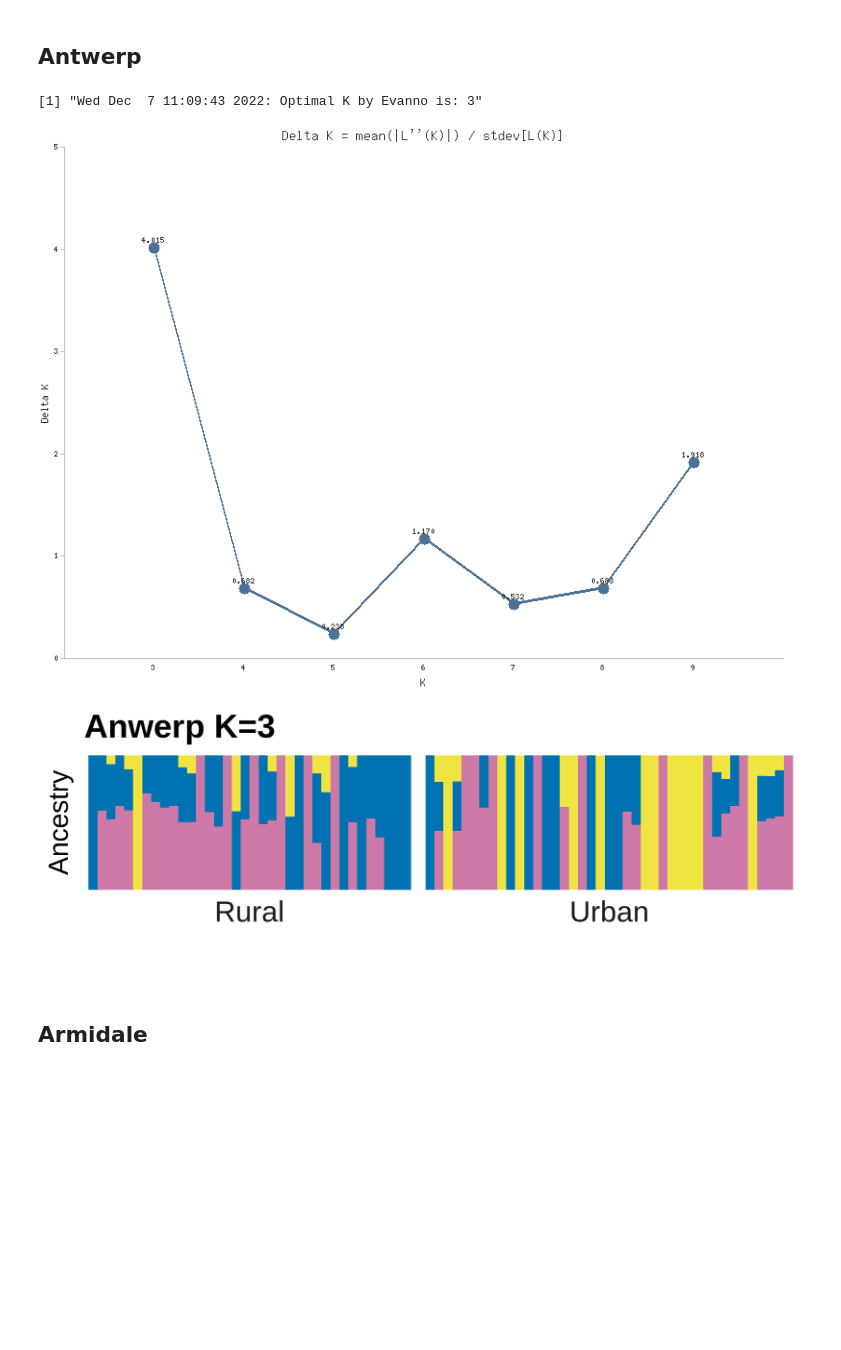
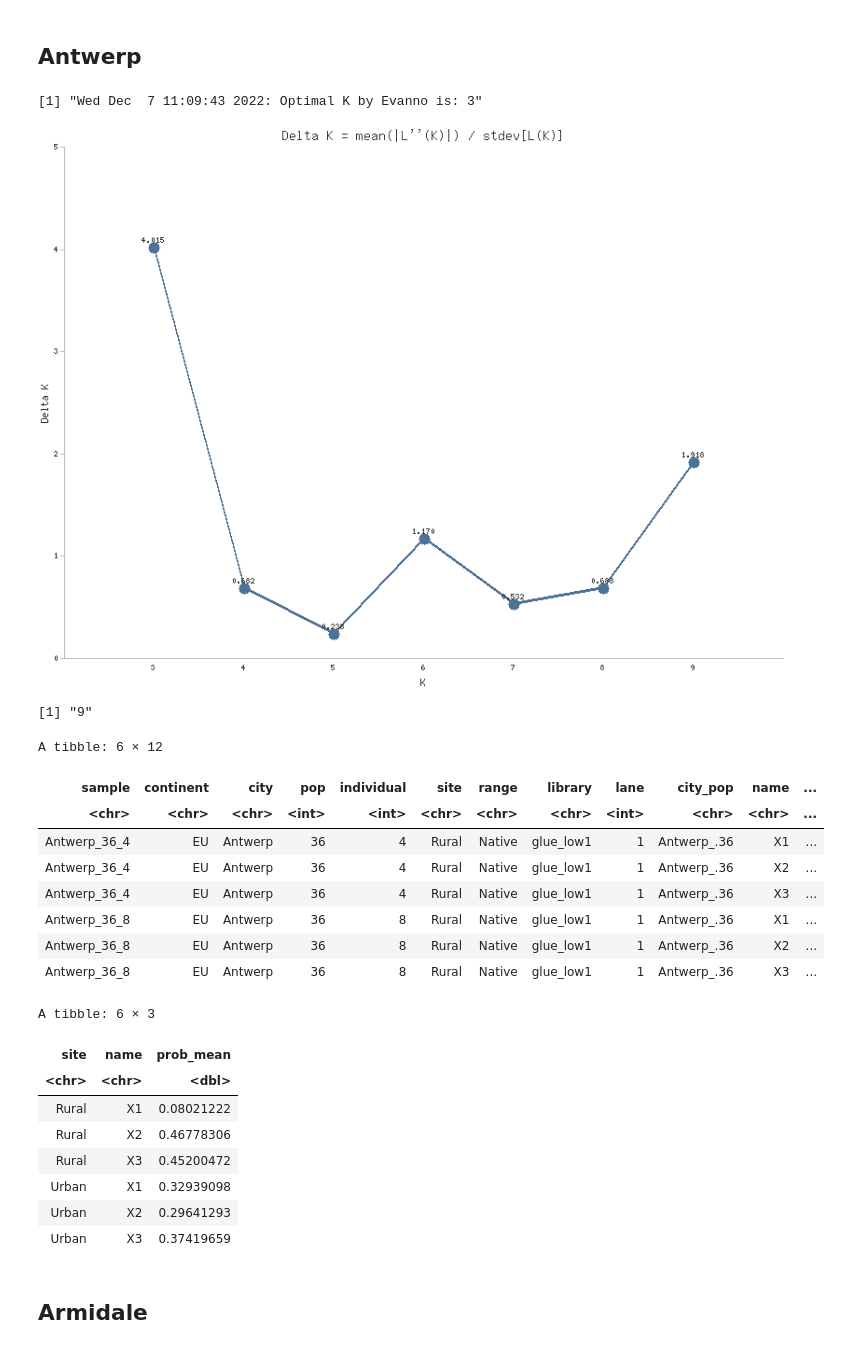
Before and after one commit to AudeCaizergues/glue_demography, a Jupyter notebook: genomic-analyses/notebooks/Admixture_plots.r.ipynb, the cells around one changed output. Cells and saved outputs as stored; diff of their text form; code cells hidden in the pictures; blank space fills up the shorter version.

```diff
--- a/genomic-analyses/notebooks/Admixture_plots.r.ipynb
+++ b/genomic-analyses/notebooks/Admixture_plots.r.ipynb
@@ -161,9 +185,11 @@ like_df <- list.files(ngsadmix_inpath, pattern = '*.log', full.names = TRUE) %>%
 min<-like_df %>%
     filter(like == min(like))
 bestSeed<-as.character(min[1,1])
+bestSeed
 # %% [output]
 [1] "Wed Dec  7 11:09:43 2022: Optimal K by Evanno is: 3"
 [figure]
+[1] "9"
 # %%
 # Load admixture results for seed with lowest log likelihood
 admix_results <- paste0(results_prefix, 'population_structure/ngsadmix/',city,'/K',bestK,'/ngsadmix_',city,'_4fold_maf0.05_K',bestK,'_seed',bestSeed,'.qopt')
@@ -175,46 +201,70 @@ admix <- suppressMessages(read_delim(admix_results, col_names = FALSE, delim = "
     bind_cols(., Antwerp_order_detail) %>%
     pivot_longer(X1:X3, values_to = 'Probs') %>%
     mutate(Probs = round(Probs, 5))
 
 #cols_admix <- wes_palette("Darjeeling1", n=6, type = 'continuous')
 
 kplot_Antwerp <-
   ggplot(admix, aes(factor(sample), Probs, fill = factor(name))) +
   geom_col(width=1) +
   facet_grid(~fct_inorder(site), scales = "free", switch = "x", space = "free") +
   theme_minimal() + labs(x="",title = "Anwerp K=3", y = "Ancestry") +
   scale_y_continuous(expand = c(0, 0)) +
   scale_x_discrete(expand = expansion(add = 1)) +
  #scale_fill_manual(values = cols_admix) +
  #scale_color_manual(values = cols_admix) +
   scale_fill_manual(values=c("#F0E442", "#0072B2","#CC79A7","#E69F00", "#56B4E9", "#009E73", "#D55E00" ))+
   theme(
     legend.position = 'none',
     panel.spacing.x = unit(0.2, "lines"),
     axis.text.x = element_blank(),
     panel.grid = element_blank(),
     axis.text = element_text(size=10),
     axis.title = element_text(size=14),
     strip.text.x = element_text(size = 15),
     plot.title = element_text(size = 17, face = 'bold'),
     axis.text.y = element_blank()
   )
 
-ggsave(
-  "ADMIX_Antwerp_K3.png",
-  plot = kplot_Antwerp,
-  device = png,
-  path = "/scratch/projects/trifolium/glue/demography/glue_demography/genomic-analyses/analyses/figures/admixture/",
-  width = 14,
-  height = 5,
-  units = "cm",
-  dpi = 300
-)
+# ggsave(
+#   "ADMIX_Antwerp_K3.png",
+#   plot = kplot_Antwerp,
+#   device = png,
+#   path = "/scratch/projects/trifolium/glue/demography/glue_demography/genomic-analyses/analyses/figures/admixture/",
+#   width = 14,
+#   height = 5,
+#   units = "cm",
+#   dpi = 300
+# )
 
-path_to_kplot<-"/scratch/projects/trifolium/glue/demography/glue_demography/genomic-analyses/analyses/figures/admixture/ADMIX_Antwerp_K3.png"
-display_png(file=path_to_kplot)
+# path_to_kplot<-"/scratch/projects/trifolium/glue/demography/glue_demography/genomic-analyses/analyses/figures/admixture/ADMIX_Antwerp_K3.png"
+# display_png(file=path_to_kplot)
+
+head(admix)
+df <- admix %>%
+    group_by(site, name) %>%
+    summarise(prob_mean = mean(Probs),
+                .groups = 'drop')
+df
 # %% [output]
-[figure, removed]
+A tibble: 6 × 12
+| sample | continent | city | pop | individual | site | range | library | lane | city_pop | name | ... |
+| <chr> | <chr> | <chr> | <int> | <int> | <chr> | <chr> | <chr> | <int> | <chr> | <chr> | ... |
+| Antwerp_36_4 | EU | Antwerp | 36 | 4 | Rural | Native | glue_low1 | 1 | Antwerp_.36 | X1 | ... |
+| Antwerp_36_4 | EU | Antwerp | 36 | 4 | Rural | Native | glue_low1 | 1 | Antwerp_.36 | X2 | ... |
+| Antwerp_36_4 | EU | Antwerp | 36 | 4 | Rural | Native | glue_low1 | 1 | Antwerp_.36 | X3 | ... |
+| Antwerp_36_8 | EU | Antwerp | 36 | 8 | Rural | Native | glue_low1 | 1 | Antwerp_.36 | X1 | ... |
+| Antwerp_36_8 | EU | Antwerp | 36 | 8 | Rural | Native | glue_low1 | 1 | Antwerp_.36 | X2 | ... |
+| Antwerp_36_8 | EU | Antwerp | 36 | 8 | Rural | Native | glue_low1 | 1 | Antwerp_.36 | X3 | ... |
+A tibble: 6 × 3
+| site | name | prob_mean |
+| <chr> | <chr> | <dbl> |
+| Rural | X1 | 0.08021222 |
+| Rural | X2 | 0.46778306 |
+| Rural | X3 | 0.45200472 |
+| Urban | X1 | 0.32939098 |
+| Urban | X2 | 0.29641293 |
+| Urban | X3 | 0.37419659 |
 # %% [markdown]
 ## Armidale
 # %%
```
Also changed, not shown: parts of 47 cells of this notebook, 3 other files.
